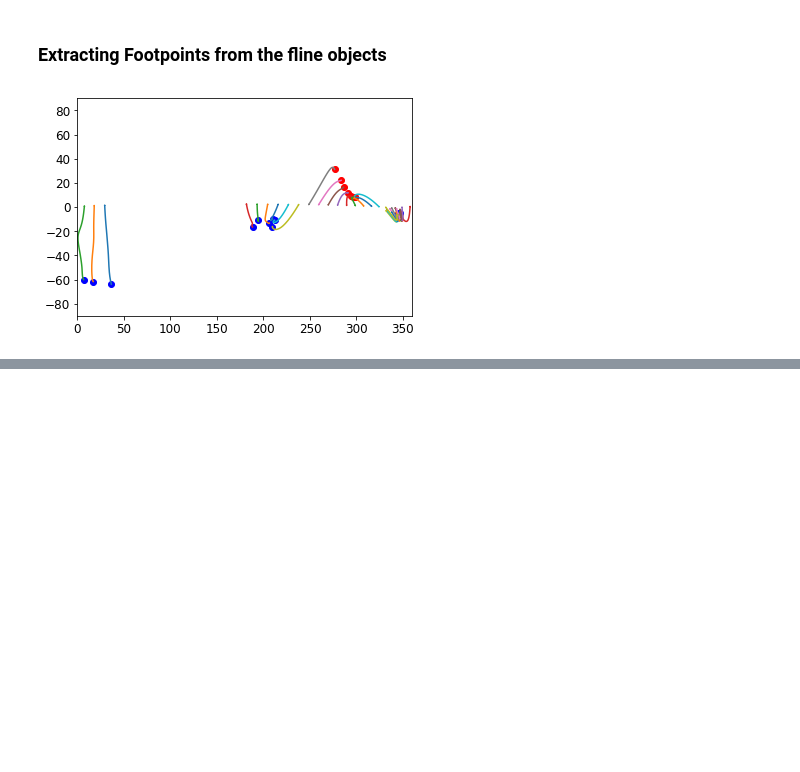
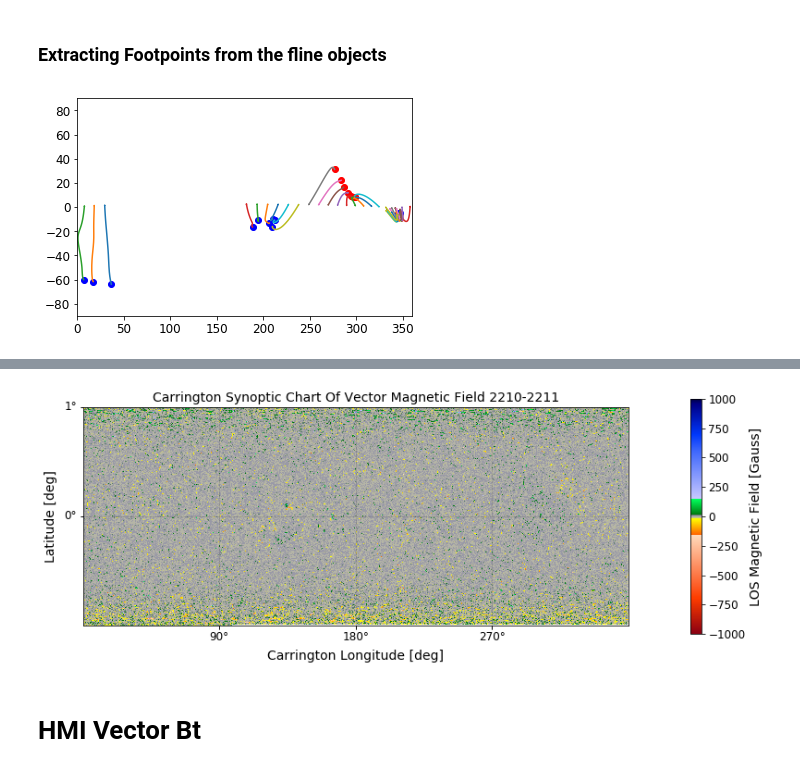
Before and after one commit to pymilo/publication-code, a Jupyter notebook: 2019-psp-connection/pfss_connection-Edited.ipynb, the cells around one changed output, grey strips where cells are left out. Saved outputs shown, nothing was run; the diff lists cells and outputs as text; code cells hidden in the pictures; blank space fills up the shorter version.

```diff
--- a/2019-psp-connection/pfss_connection-Edited.ipynb
+++ b/2019-psp-connection/pfss_connection-Edited.ipynb
@@ -335,0 +357,58 @@ footpoint_df.to_csv(r'./PSP_magfootpoints_perihelion1.csv', header=None, index=N
+# %%
+hmiBrf = fits.open('hmi.b_synoptic.2210.Br.fits')
+HhmiBr = hmiBrf[0].header
+# %%
+HhmiBr['CUNIT2'] = 'degree'
+HhmiBr['cdelt1'] =  0.100000
+#HhmiBr['cdelt2'] = 0.0013986
+HhmiBr['CRPIX1'] =  1800
+HhmiBr['CRPIX2'] = 1440//2 - 1
+HhmiBr['CRDER1'] = 1
+HhmiBr['CRDER2'] = 1
+HhmiBr['CSYSER1'] = 1
+HhmiBr['CSYSER2'] = 1
+hmiBr = sunpy.map.Map(hmiBrf[0].data,HhmiBr)
+#hmiBr.meta['CDELT2'] = 180 / np.pi * syn_map.meta['CDELT2']
+#hmiBr.meta['CDELT1'] *= -1
+# %%
+fig = plt.figure(figsize=(12, 5))
+axes = plt.subplot(projection=hmiBr)
+
+# Plot the image
+im = hmiBr.plot()
+
+# Set the colorbar properties.
+hmiBr.plot_settings['cmap'] = 'hmimag'
+hmiBr.plot_settings['norm'] = plt.Normalize(-1000, 1000)
+
+# Set up the Sine Latitude Grid
+x = axes.coords[0]
+y = axes.coords[1]
+
+x.set_coord_type('longitude', coord_wrap=360.)
+y.set_coord_type('latitude')
+
+x.set_major_formatter('dd')
+y.set_major_formatter('dd')
+
+x.set_axislabel("Carrington Longitude [deg]")
+y.set_axislabel("Latitude [deg]")
+
+x.set_ticks(color='black', exclude_overlapping=True)
+y.set_ticks(color='black', exclude_overlapping=True)
+
+# Hide the grid
+axes.coords.grid(color='black', alpha=0.6, linestyle='dotted', linewidth=0.5)
+
+# Create a colorbar
+cb = plt.colorbar(im, fraction=0.019, pad=0.1)
+cb.set_label("LOS Magnetic Field [Gauss]")
+
+# Another horrible hack to make the ticks draw on the RHS
+axes.set_ylim((1, syn_map.data.shape[0] - 1))
+
+plt.title("{} {}-{}".format(hmiBr.meta['content'], hmiBr.meta['CAR_ROT'],
+                            hmiBr.meta['CAR_ROT'] + 1))
+
+plt.show()
+# %% [output]
@@ -335,0 +416,3 @@ footpoint_df.to_csv(r'./PSP_magfootpoints_perihelion1.csv', header=None, index=N
+[figure, added]
+# %% [markdown]
+# HMI Vector Bt
```
Also changed, not shown: parts of 12 cells of this notebook, 2 other files.
